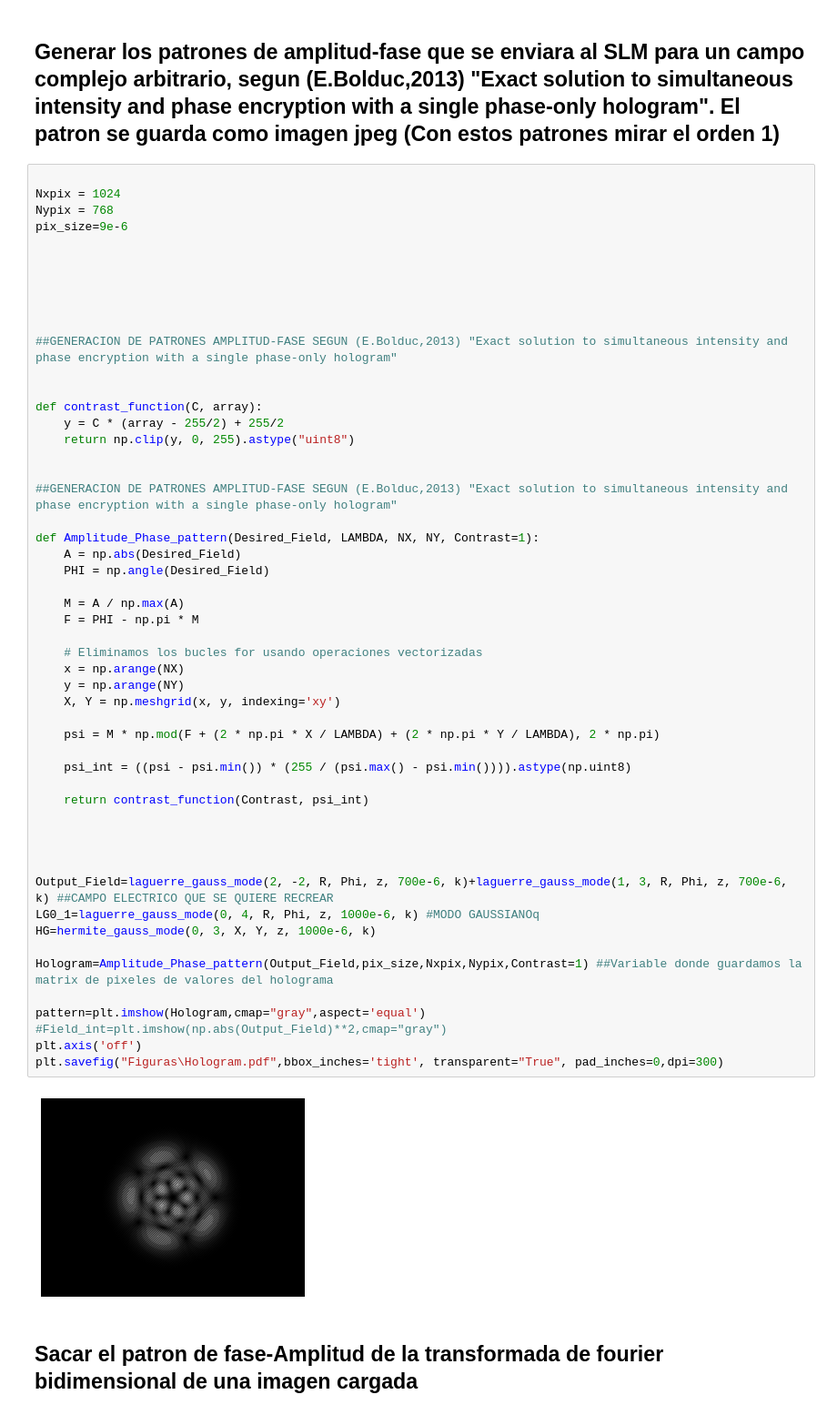
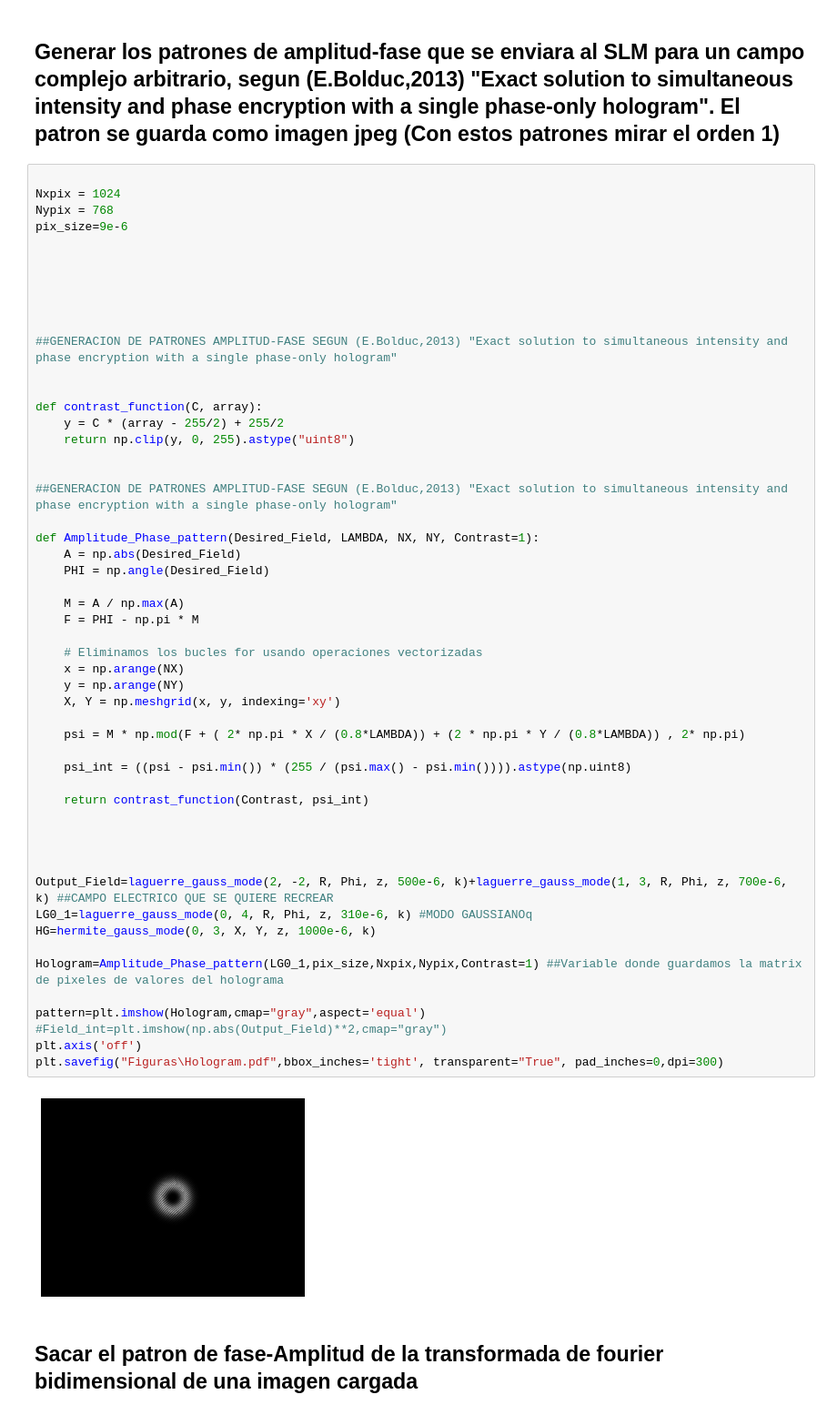
Before and after one commit to andresarias1105/Proyecto_SLM, a Jupyter notebook: SLM_HOLGRAMS.ipynb, the cells around one changed output. Shown at 91% size. Cells and saved outputs as stored; diff of their text form.

```diff
--- a/SLM_HOLGRAMS.ipynb
+++ b/SLM_HOLGRAMS.ipynb
@@ -378,38 +437,38 @@ def contrast_function(C, array):
 ##GENERACION DE PATRONES AMPLITUD-FASE SEGUN (E.Bolduc,2013) "Exact solution to simultaneous intensity and phase encryption with a single phase-only hologram"
 
 def Amplitude_Phase_pattern(Desired_Field, LAMBDA, NX, NY, Contrast=1):
     A = np.abs(Desired_Field)
     PHI = np.angle(Desired_Field)
 
     M = A / np.max(A)
     F = PHI - np.pi * M
 
     # Eliminamos los bucles for usando operaciones vectorizadas
     x = np.arange(NX)
     y = np.arange(NY)
     X, Y = np.meshgrid(x, y, indexing='xy')
 
-    psi = M * np.mod(F + (2 * np.pi * X / LAMBDA) + (2 * np.pi * Y / LAMBDA), 2 * np.pi)
+    psi = M * np.mod(F + ( 2* np.pi * X / (0.8*LAMBDA)) + (2 * np.pi * Y / (0.8*LAMBDA)) , 2* np.pi)
 
     psi_int = ((psi - psi.min()) * (255 / (psi.max() - psi.min()))).astype(np.uint8)
 
     return contrast_function(Contrast, psi_int)
 
 
 
 
-Output_Field=laguerre_gauss_mode(2, -2, R, Phi, z, 700e-6, k)+laguerre_gauss_mode(1, 3, R, Phi, z, 700e-6, k) ##CAMPO ELECTRICO QUE SE QUIERE RECREAR
-LG0_1=laguerre_gauss_mode(0, 4, R, Phi, z, 1000e-6, k) #MODO GAUSSIANOq
+Output_Field=laguerre_gauss_mode(2, -2, R, Phi, z, 500e-6, k)+laguerre_gauss_mode(1, 3, R, Phi, z, 700e-6, k) ##CAMPO ELECTRICO QUE SE QUIERE RECREAR
+LG0_1=laguerre_gauss_mode(0, 4, R, Phi, z, 310e-6, k) #MODO GAUSSIANOq
 HG=hermite_gauss_mode(0, 3, X, Y, z, 1000e-6, k)
 
-Hologram=Amplitude_Phase_pattern(Output_Field,pix_size,Nxpix,Nypix,Contrast=1) ##Variable donde guardamos la matrix de pixeles de valores del holograma
+Hologram=Amplitude_Phase_pattern(LG0_1,pix_size,Nxpix,Nypix,Contrast=1) ##Variable donde guardamos la matrix de pixeles de valores del holograma
 
 pattern=plt.imshow(Hologram,cmap="gray",aspect='equal')
 #Field_int=plt.imshow(np.abs(Output_Field)**2,cmap="gray")
 plt.axis('off')
 plt.savefig("Figuras\Hologram.pdf",bbox_inches='tight', transparent="True", pad_inches=0,dpi=300)
 # %% [output]
-[figure, old version]
+[figure, new version]
 # %% [markdown]
 ## Sacar el patron de fase-Amplitud de la transformada de fourier bidimensional de una imagen cargada
 # %%
```
Also changed, not shown: parts of 9 cells of this notebook.
